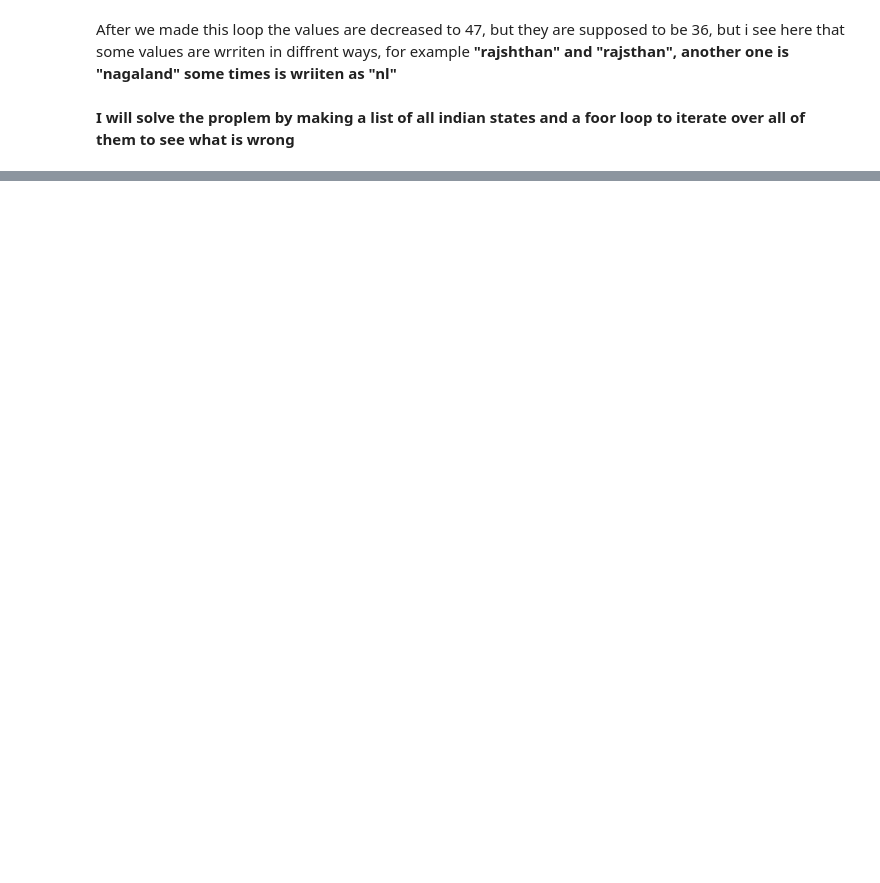
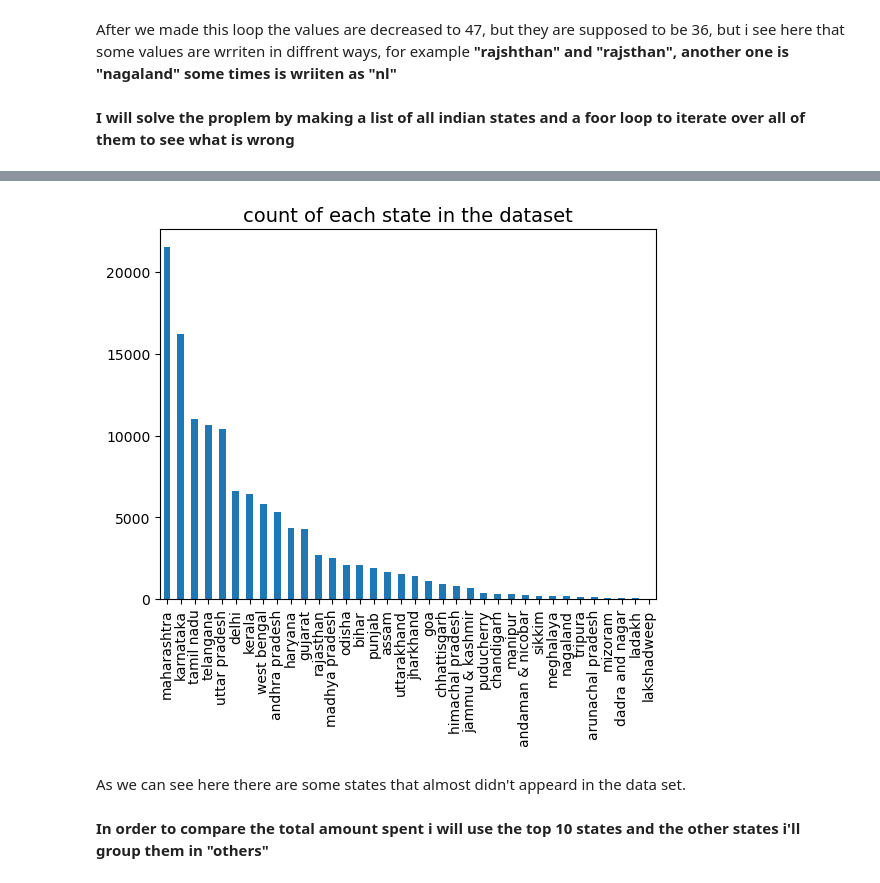
Before and after one commit to Abdelrahman2030/amazon_sales, a Jupyter notebook: amazon_products.ipynb, the cells around one changed output, grey strips where cells are left out. Saved outputs shown, nothing was run; the diff lists cells and outputs as text; code cells hidden in the pictures; blank space fills up the shorter version.

Commit message:
Finished analysis the main points in the data set

```diff
--- a/amazon_products.ipynb
+++ b/amazon_products.ipynb
@@ -1066,2 +1056,8 @@ not         352
 Name: state_union, dtype: int64
+# %%
+index = np.arange(len(df_statistics))
+# %%
+# I'm just updating the index
+df_statistics['index'] = index
+df_statistics.set_index("index", inplace = True)
 # %%
@@ -1082,0 +1078,3 @@ df_statistics[df_statistics["state_union"] == "not"]
+# %%
+# so will dop these rows and see if this solves the proplem
+df_statistics = df_statistics[df_statistics["state_union"] != "not"]
@@ -1082,0 +1104,3 @@ df_statistics[df_statistics["state_union"] == "not"]
+# %%
+# I will drop the "state_union" beause i don't need it any more
+df_statistics.drop("state_union", axis = 1, inplace = True)
@@ -1082,0 +1120,10 @@ df_statistics[df_statistics["state_union"] == "not"]
+# %%
+df_statistics["state"].value_counts().plot(kind = "bar")
+plt.title("count of each state in the dataset", size = 14)
+plt.show()
+# %% [output]
+[figure, added]
+# %% [markdown]
+As we can see here there are some states that almost didn't appeard in the data set.
+# %% [markdown]
+**In order to compare the total amount spent i will use the top 10 states and the other states i'll group them in "others"**
```
Also changed, not shown: parts of 31 cells of this notebook.
